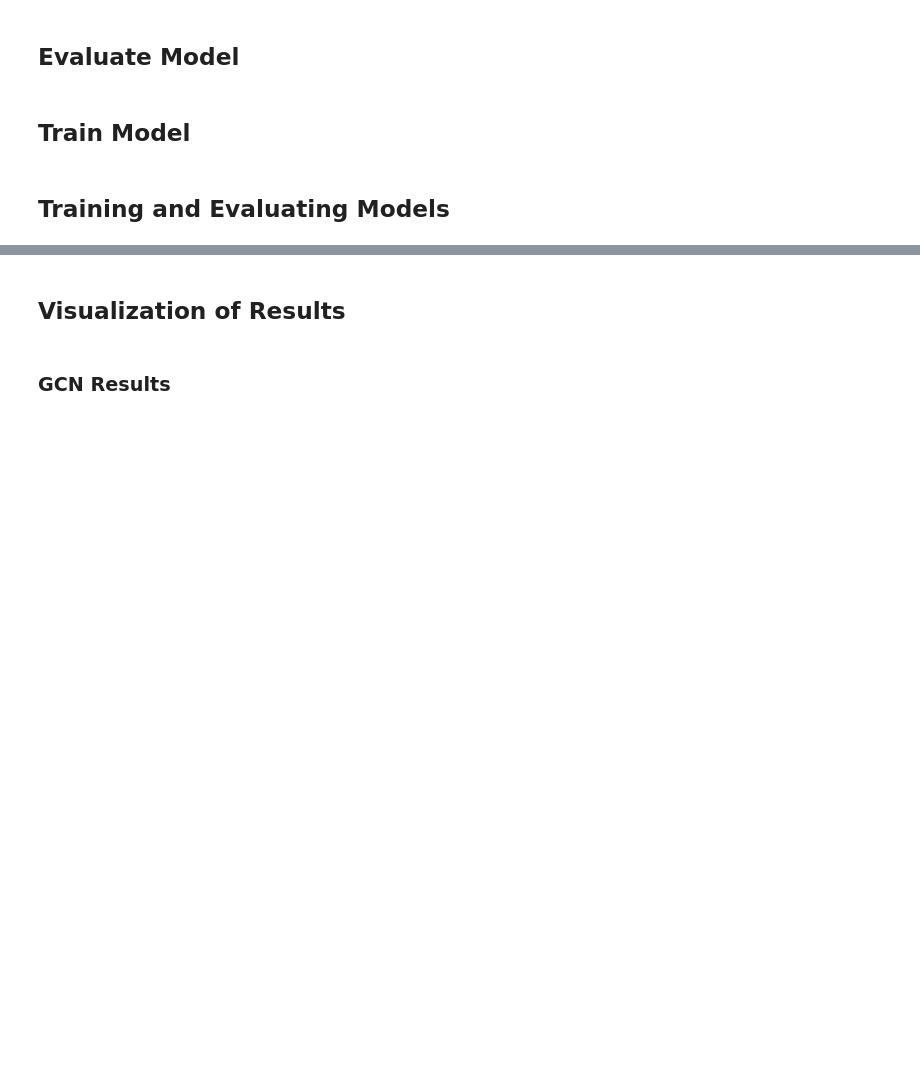
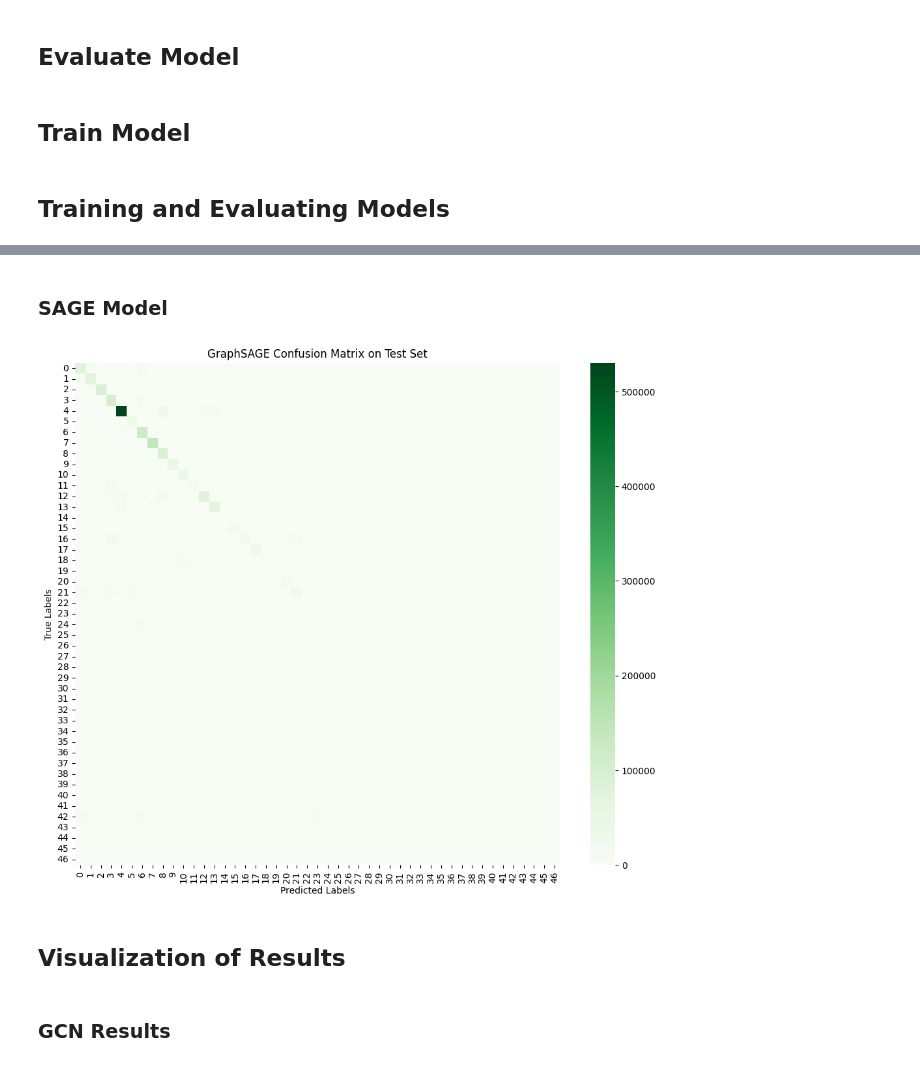
Before and after one commit to Sayed-Hossein-Hosseini/Node_Classification_in_the_Amazon_Product_Graph, a Jupyter notebook: Node_Classification_in_the_Amazon_Product_Graph.ipynb, the cells around one changed output, grey strips where cells are left out. Drawn from its saved outputs; the diff is of its cells as text; code cells hidden in the pictures; blank space fills up the shorter version.

```diff
--- a/Node_Classification_in_the_Amazon_Product_Graph.ipynb
+++ b/Node_Classification_in_the_Amazon_Product_Graph.ipynb
@@ -230,3 +261,28 @@ sage_results = train_model(sage_model, data, train_idx, valid_idx, test_idx, epo
+# %% [markdown]
+### **SAGE Model**
+# %%
+# Final evaluation of the GraphSAGE model and plotting the confusion matrix
+with torch.no_grad():
+    # Get predictions for the entire graph
+    out = sage_model(data.x.to(device), data.edge_index.to(device))
+    pred = out.argmax(dim=1)
+
+    # Isolate the predictions and true labels for the test set
+    y_true_test_sage = data.y[test_idx].cpu().numpy()
+    y_pred_test_sage = pred[test_idx].cpu().numpy()
+
+    # Calculate the confusion matrix
+    cm_sage = confusion_matrix(y_true_test_sage, y_pred_test_sage)
+
+    # Plot the confusion matrix using a heatmap
+    plt.figure(figsize=(12, 10))
+    sns.heatmap(cm_sage, annot=False, cmap='Greens', fmt='d')
+    plt.xlabel('Predicted Labels')
+    plt.ylabel('True Labels')
+    plt.title('GraphSAGE Confusion Matrix on Test Set')
+    plt.show()
+# %% [output]
+[figure, added]
 # %% [markdown]
 ## **Visualization of Results**
 # %% [markdown]
```
Also changed, not shown: parts of 9 cells of this notebook.
